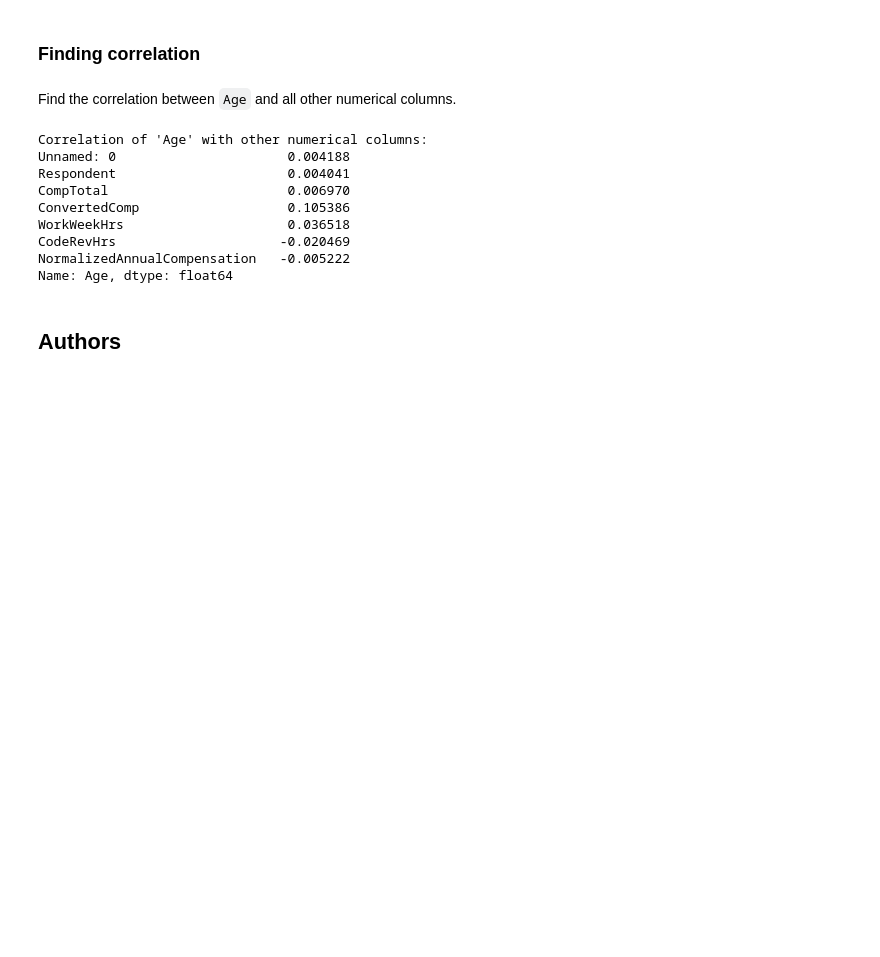
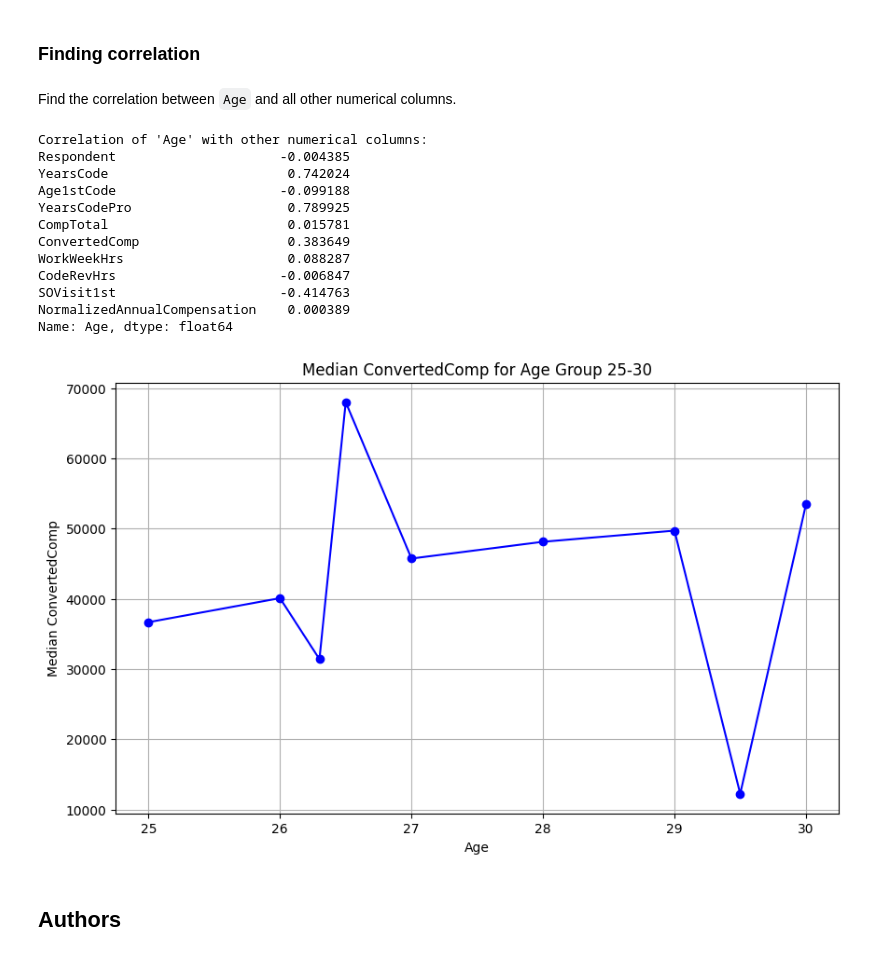
Before and after one commit to Arsiry/ibm-professional-certificates, a Jupyter notebook: data_analyst_capstone_project/_m3_exploratory_data_analysis.ipynb, the cells around one changed output. Cells and saved outputs as stored; diff of their text form; code cells hidden in the pictures; blank space fills up the shorter version.

```diff
--- a/data_analyst_capstone_project/_m3_exploratory_data_analysis.ipynb
+++ b/data_analyst_capstone_project/_m3_exploratory_data_analysis.ipynb
@@ -372,17 +401,37 @@ numerical_cols = df.select_dtypes(include=['number'])
 correlation_with_age = numerical_cols.corr()['Age'].drop('Age')
 
 print("Correlation of 'Age' with other numerical columns:")
-print(correlation_with_age)
+print(correlation_with_age.iloc[list(range(1, 11))])
 # %% [output]
 Correlation of 'Age' with other numerical columns:
-Unnamed: 0                      0.004188
-Respondent                      0.004041
-CompTotal                       0.006970
-ConvertedComp                   0.105386
-WorkWeekHrs                     0.036518
-CodeRevHrs                     -0.020469
-NormalizedAnnualCompensation   -0.005222
+Respondent                     -0.004385
+YearsCode                       0.742024
+Age1stCode                     -0.099188
+YearsCodePro                    0.789925
+CompTotal                       0.015781
+ConvertedComp                   0.383649
+WorkWeekHrs                     0.088287
+CodeRevHrs                     -0.006847
+SOVisit1st                     -0.414763
+NormalizedAnnualCompensation    0.000389
 Name: Age, dtype: float64
+# %%
+# Filter the dataframe for age group 25 to 30
+age_filtered_df = df[(df['Age'] >= 25) & (df['Age'] <= 30)]
+
+# Grouping by Age and calculating the median ConvertedComp
+median_converted_comp = age_filtered_df.groupby('Age')['ConvertedComp'].median()
+
+# Plotting the line chart
+plt.figure(figsize=(10, 6))
+plt.plot(median_converted_comp.index, median_converted_comp.values, marker='o', color='blue')
+plt.title('Median ConvertedComp for Age Group 25-30')
+plt.xlabel('Age')
+plt.ylabel('Median ConvertedComp')
+plt.grid(True)
+plt.show()
+# %% [output]
+[figure, added]
 # %% [markdown]
 ## Authors
 # %% [markdown]
```
Also changed, not shown: parts of 17 cells of this notebook, 9 other files.
